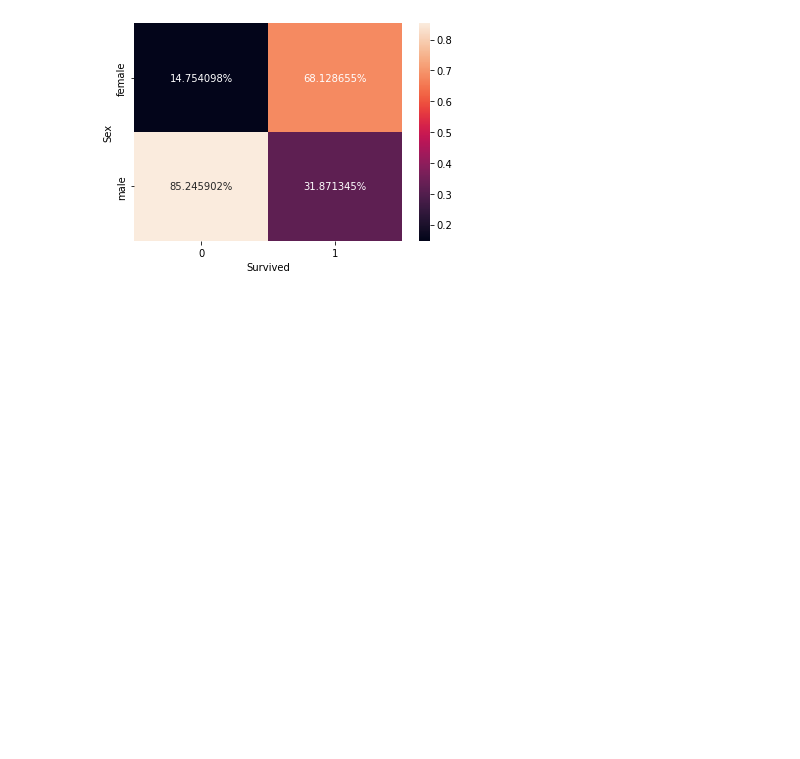
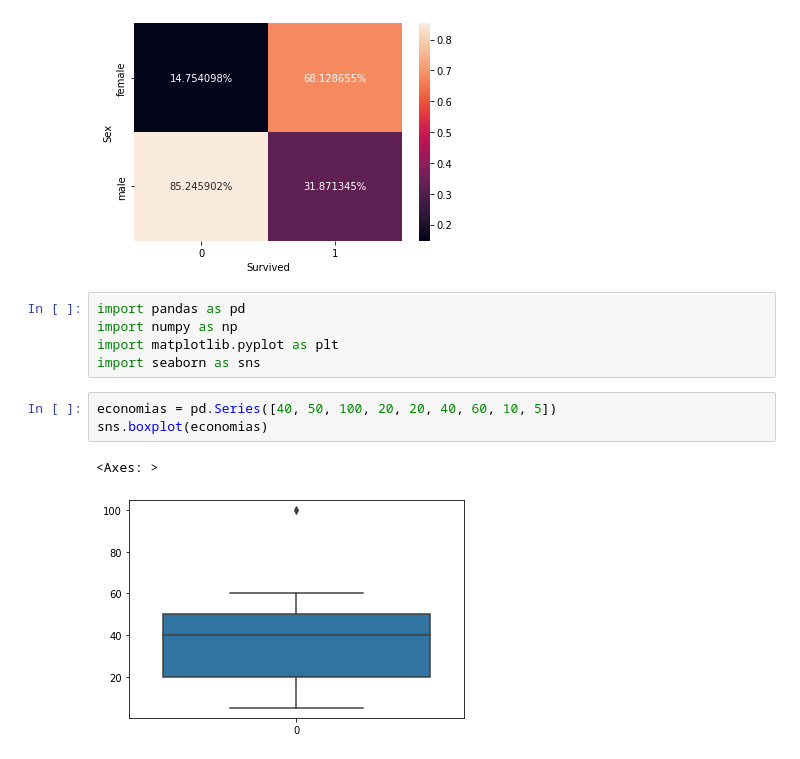
Before and after one commit to jpbarddal/jpbarddal.github.io, a Jupyter notebook: assets/data/lectures/2023/ppgia_data_science_2023.ipynb, the cells around one changed output. Saved outputs shown, nothing was run; the diff lists cells and outputs as text; blank space fills up the shorter version.

```diff
--- a/assets/data/lectures/2023/ppgia_data_science_2023.ipynb
+++ b/assets/data/lectures/2023/ppgia_data_science_2023.ipynb
@@ -814,3 +814,14 @@ sns.heatmap(ctab, annot=True, fmt='%')
 # %% [output]
 <Axes: xlabel='Survived', ylabel='Sex'>
 [figure]
+# %%
+import pandas as pd
+import numpy as np
+import matplotlib.pyplot as plt
+import seaborn as sns
+# %%
+economias = pd.Series([40, 50, 100, 20, 20, 40, 60, 10, 5])
+sns.boxplot(economias)
+# %% [output]
+<Axes: >
+[figure, added]
```
Also changed, not shown: parts of 47 cells of this notebook, 4 other files.
